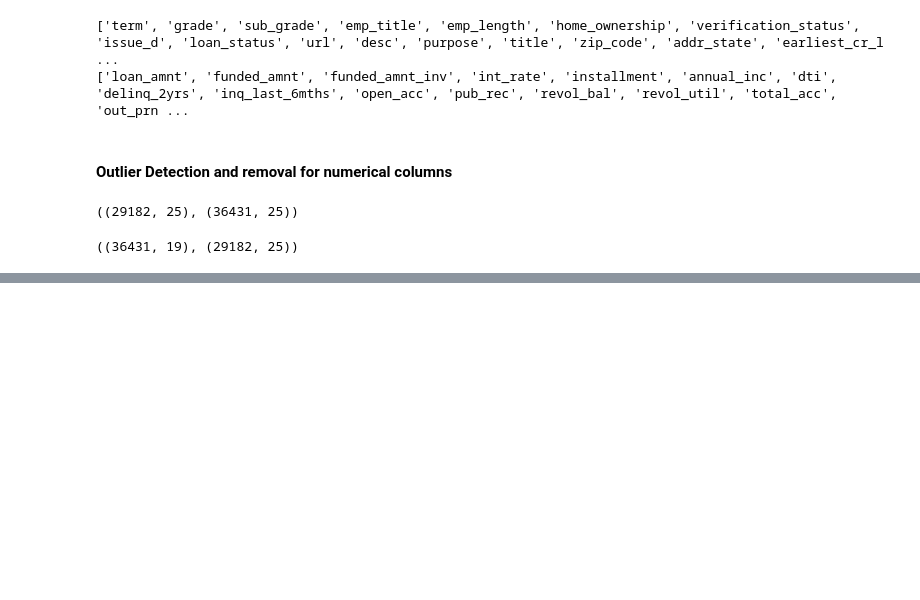
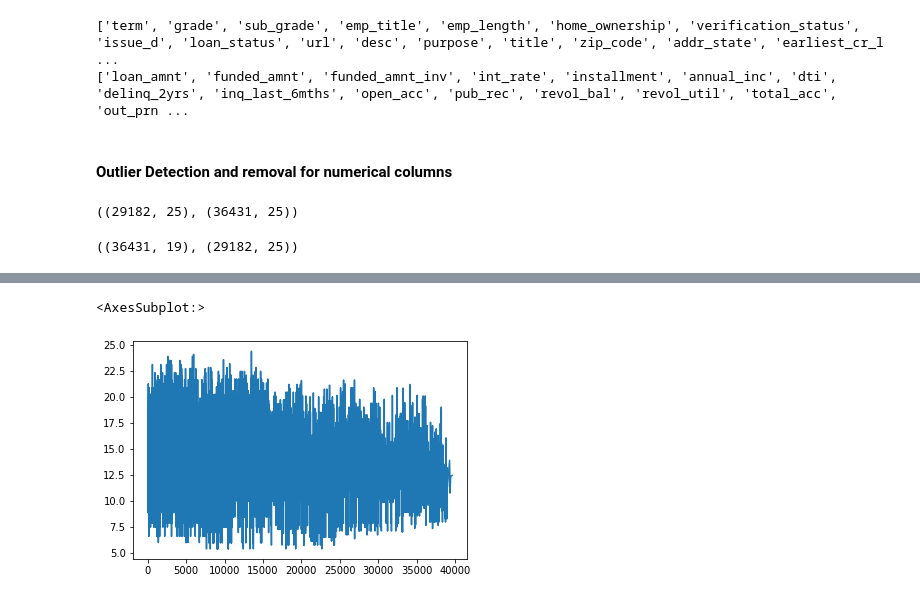
Before and after one commit to Anto-G/LendingClubCaseStudy, a Jupyter notebook: Upgrad - Lending Case Study (Anto & Hareesh).ipynb, the cells around one changed output, grey strips where cells are left out. Saved outputs shown, nothing was run; the diff lists cells and outputs as text; code cells hidden in the pictures; blank space fills up the shorter version.

```diff
--- a/Upgrad - Lending Case Study (Anto & Hareesh).ipynb
+++ b/Upgrad - Lending Case Study (Anto & Hareesh).ipynb
@@ -226,0 +232,5 @@ plt.show()
+# %%
+loan_status_Charged_Off.int_rate.plot()
+# %% [output]
+<AxesSubplot:>
+[figure, added]
```
Also changed, not shown: parts of 35 cells of this notebook.
